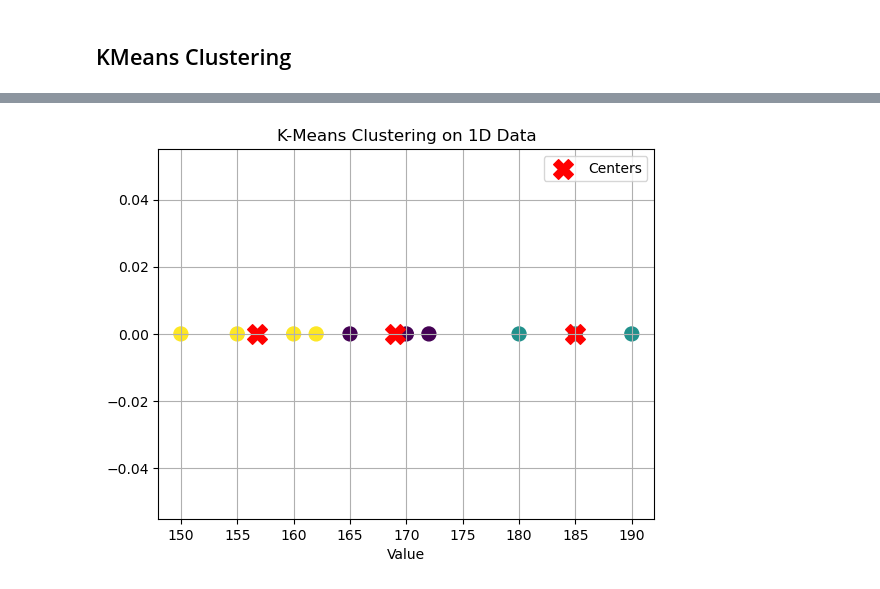
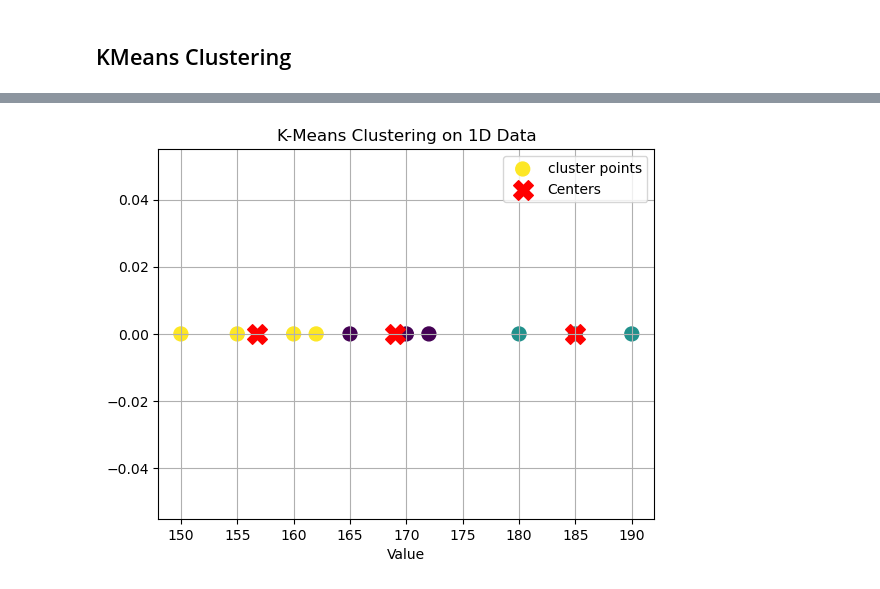
Before and after one commit to anish-upreti/Data-Science-and-ML-with-python, a Jupyter notebook: k_means_clustering.ipynb, the cells around one changed output, grey strips where cells are left out. Drawn from its saved outputs; the diff is of its cells as text; code cells hidden in the pictures.

```diff
--- a/k_means_clustering.ipynb
+++ b/k_means_clustering.ipynb
@@ -59,33 +57,33 @@ Centers:
 # %%
 ## For 1D  data
 
 import numpy as np
 import matplotlib.pyplot as plt
 from sklearn.cluster import KMeans
 
 # 1D data (wrapped as 2D array for sklearn)
 X = np.array([[150], [155], [160], [162], [165], [170], [172], [180], [185], [190]])
 
 # Apply KMeans with 3 clusters
 kmeans = KMeans(n_clusters=3, random_state=0)
 kmeans.fit(X)
 
 # Predicted cluster labels and centers
-labels = kmeans.labels_
+labels = kmeans.labels_          # contains the cluster labels assigned to each data point after the model has been fitted.
 centers = kmeans.cluster_centers_
 
 # Plotting 1D points along x-axis, setting y=0
-plt.scatter(X[:, 0], np.zeros_like(X), c=labels, cmap='viridis', s=100)
+plt.scatter(X[:, 0], np.zeros_like(X), c=labels, cmap='viridis', s=100, label="cluster points")
 plt.scatter(centers[:, 0], np.zeros_like(centers), c='red', s=200, marker='X', label='Centers')
 
 plt.title("K-Means Clustering on 1D Data")
 plt.xlabel("Value")
 # plt.yticks([])  # Hide y-axis
 plt.legend()
 plt.grid(True)
 plt.show()
 # %% [output]
-[figure, old version]
+[figure, new version]
 # %%
 ## For 3D data
 import numpy as np
```
Also changed, not shown: parts of 2 cells of this notebook.
